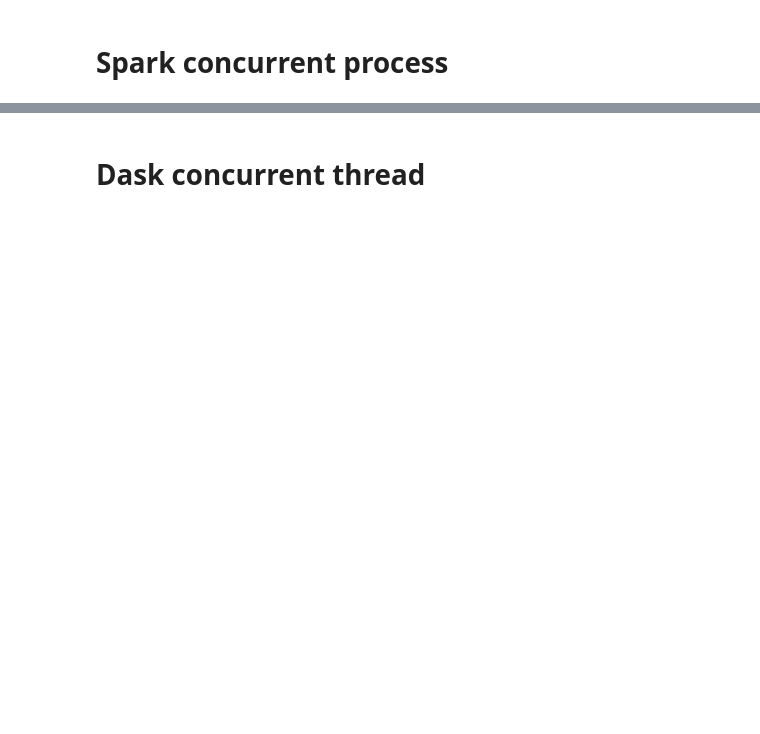
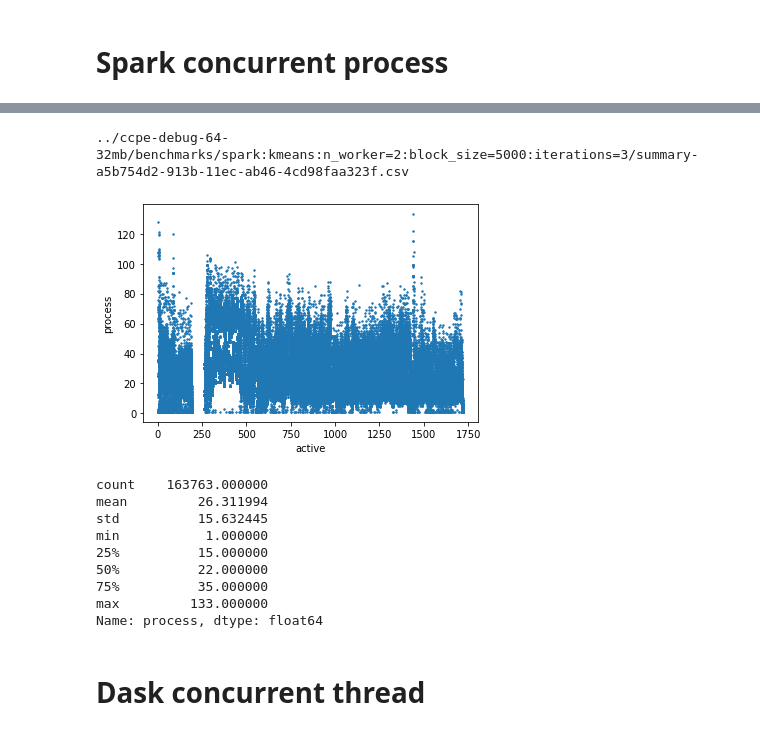
Before and after one commit to big-data-lab-team/paper-big-data-engines, a Jupyter notebook: plot-script/analysis.ipynb, the cells around one changed output, grey strips where cells are left out. Saved outputs shown, nothing was run; the diff lists cells and outputs as text; code cells hidden in the pictures; blank space fills up the shorter version.

```diff
--- a/plot-script/analysis.ipynb
+++ b/plot-script/analysis.ipynb
@@ -132,3 +117,18 @@ Name: process, dtype: float64
+# %%
+folder = "../ccpe-debug-64-32mb/benchmarks/spark:kmeans:n_worker=2:block_size=5000:iterations=3/*"
+concurrent_threads(folder)
+# %% [output]
+../ccpe-debug-64-32mb/benchmarks/spark:kmeans:n_worker=2:block_size=5000:iterations=3/summary-a5b754d2-913b-11ec-ab46-4cd98faa323f.csv
+[figure, added]
+count    163763.000000
+mean         26.311994
+std          15.632445
+min           1.000000
+25%          15.000000
+50%          22.000000
+75%          35.000000
+max         133.000000
+Name: process, dtype: float64
 # %% [markdown]
 # Dask concurrent thread
 # %%
```
Also changed, not shown: parts of 11 cells of this notebook, 9 other files.
